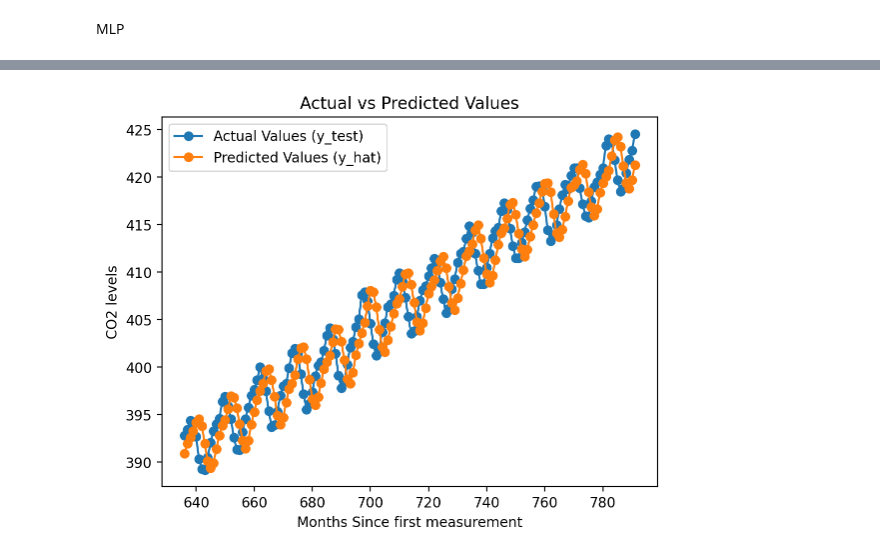
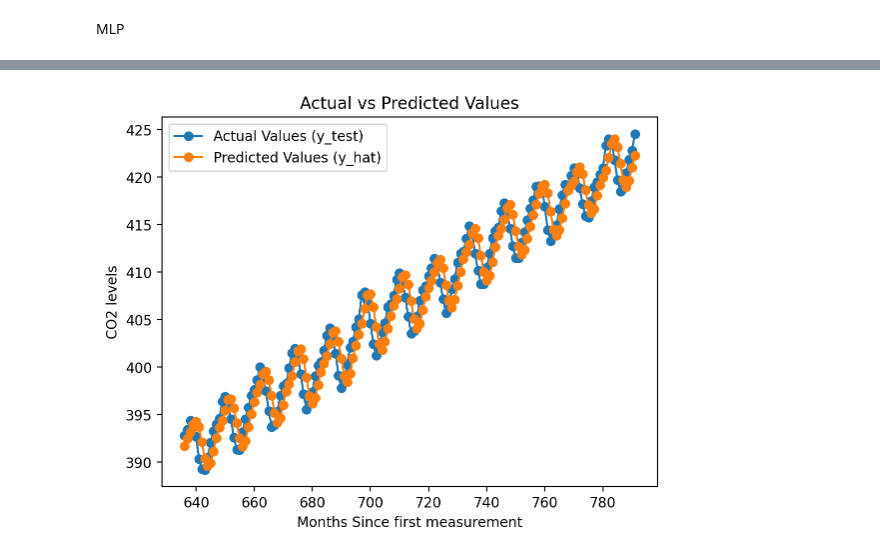
Before and after one commit to HrishikeshCP/assignment-3-es-335-2024-optimizers, a Jupyter notebook: qn3/question3.ipynb, the cells around one changed output, grey strips where cells are left out. Cells and saved outputs as stored; diff of their text form; code cells hidden in the pictures.

```diff
--- a/qn3/question3.ipynb
+++ b/qn3/question3.ipynb
@@ -337,7 +337,7 @@ def predict(model, X_test):
 # Example run of the MLP model
 lag = 3
 input_size = lag
-hidden_size = 3 # You can adjust this according to your problem
+hidden_size = 10 # You can adjust this according to your problem
 output_size = 1
 
 # Prepare data
@@ -387 +387 @@ Root Mean Squared Error (RMSE): 2.959181247423574
-[figure, old version]
+[figure, new version]
```
Also changed, not shown: parts of 1 cell of this notebook.
